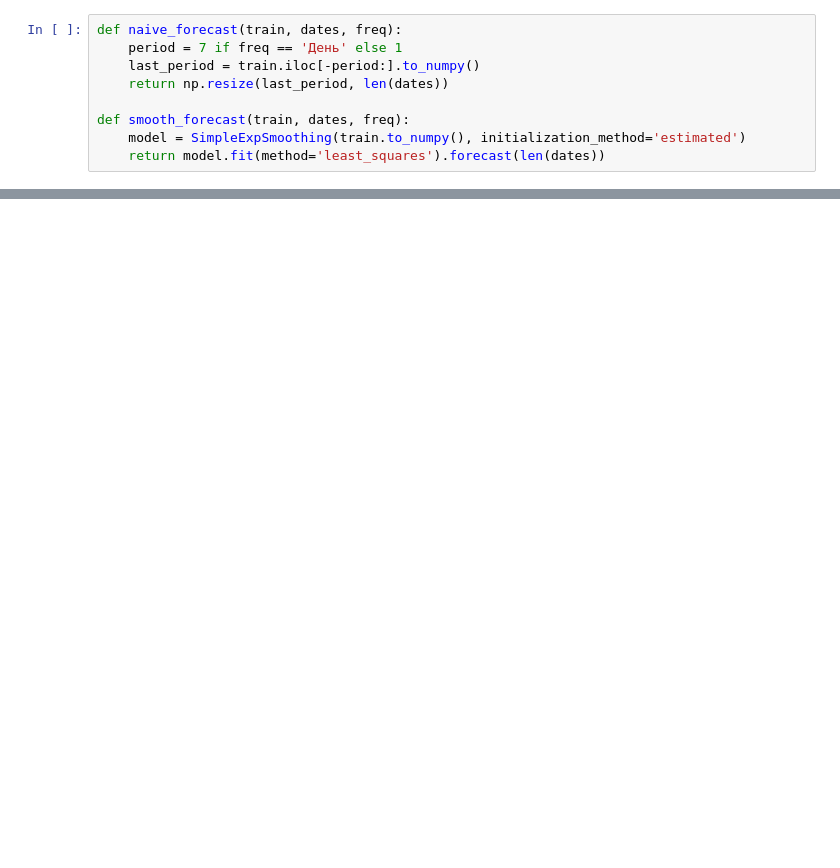
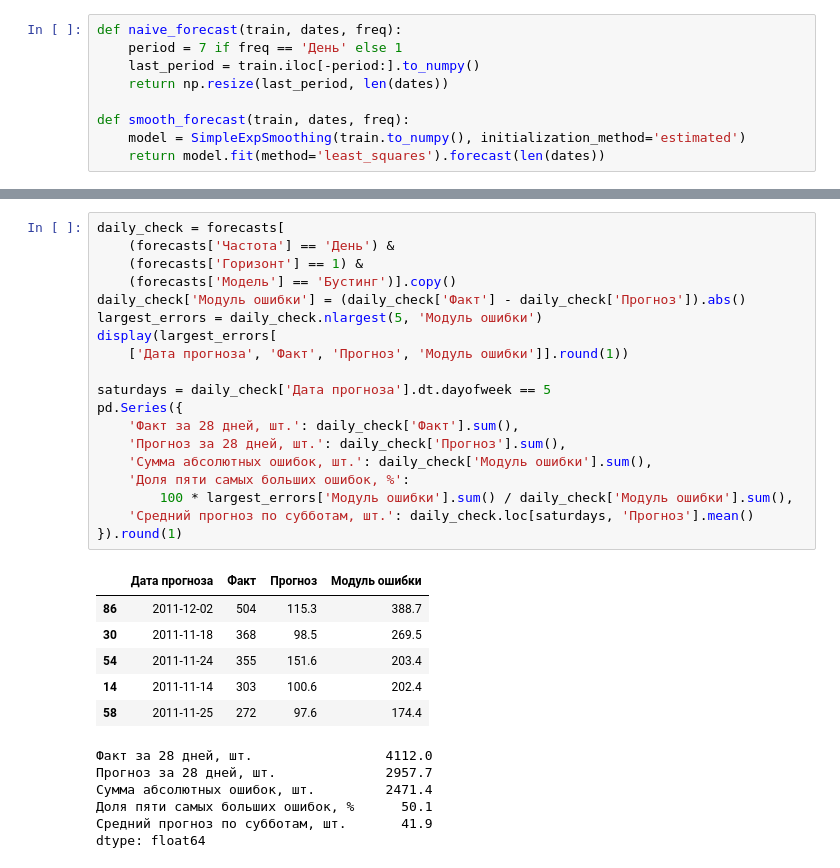
Before and after one commit to bumega/time_series_HW2, a Jupyter notebook: dz2.ipynb, the cells around one changed output, grey strips where cells are left out. Cells and saved outputs as stored; diff of their text form; blank space fills up the shorter version.

```diff
--- a/dz2.ipynb
+++ b/dz2.ipynb
@@ -253,0 +280,32 @@ best[['Частота', 'Горизонт', 'Модель', 'MAE, шт.', 'RMSE,
+# %%
+daily_check = forecasts[
+    (forecasts['Частота'] == 'День') &
+    (forecasts['Горизонт'] == 1) &
+    (forecasts['Модель'] == 'Бустинг')].copy()
+daily_check['Модуль ошибки'] = (daily_check['Факт'] - daily_check['Прогноз']).abs()
+largest_errors = daily_check.nlargest(5, 'Модуль ошибки')
+display(largest_errors[
+    ['Дата прогноза', 'Факт', 'Прогноз', 'Модуль ошибки']].round(1))
+
+saturdays = daily_check['Дата прогноза'].dt.dayofweek == 5
+pd.Series({
+    'Факт за 28 дней, шт.': daily_check['Факт'].sum(),
+    'Прогноз за 28 дней, шт.': daily_check['Прогноз'].sum(),
+    'Сумма абсолютных ошибок, шт.': daily_check['Модуль ошибки'].sum(),
+    'Доля пяти самых больших ошибок, %':
+        100 * largest_errors['Модуль ошибки'].sum() / daily_check['Модуль ошибки'].sum(),
+    'Средний прогноз по субботам, шт.': daily_check.loc[saturdays, 'Прогноз'].mean()
+}).round(1)
+# %% [output]
+|  | Дата прогноза | Факт | Прогноз | Модуль ошибки |
+| 86 | 2011-12-02 | 504 | 115.3 | 388.7 |
+| 30 | 2011-11-18 | 368 | 98.5 | 269.5 |
+| 54 | 2011-11-24 | 355 | 151.6 | 203.4 |
+| 14 | 2011-11-14 | 303 | 100.6 | 202.4 |
+| 58 | 2011-11-25 | 272 | 97.6 | 174.4 |
+Факт за 28 дней, шт.                 4112.0
+Прогноз за 28 дней, шт.              2957.7
+Сумма абсолютных ошибок, шт.         2471.4
+Доля пяти самых больших ошибок, %      50.1
+Средний прогноз по субботам, шт.       41.9
+dtype: float64
```
Also changed, not shown: parts of 23 cells of this notebook, 4 other files.
